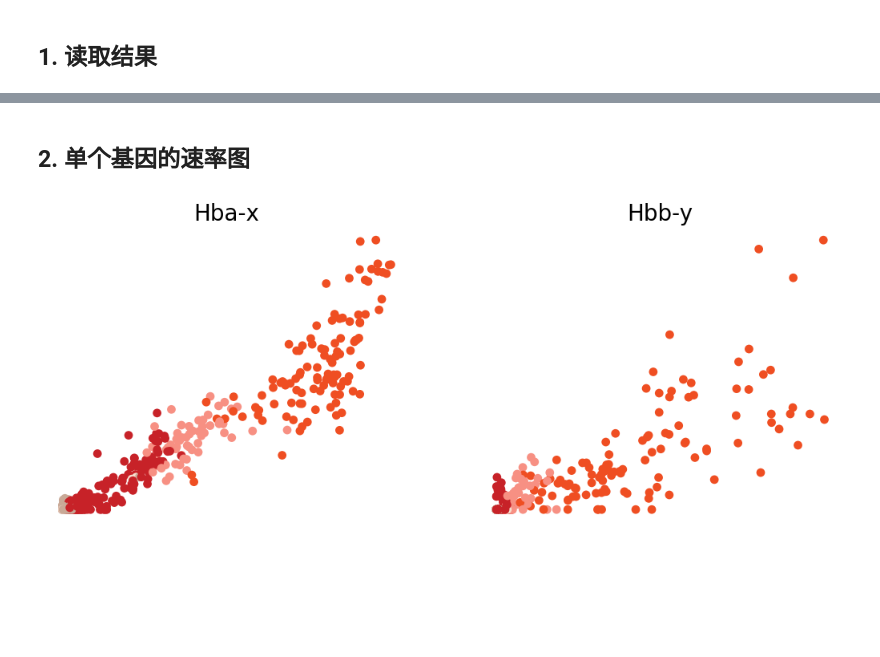
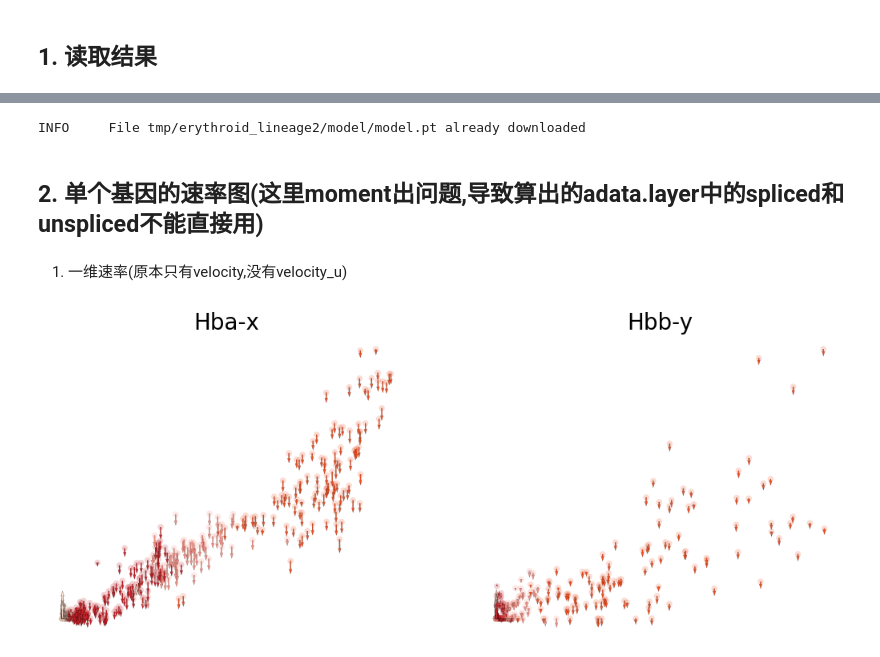
Before and after one commit to HuangDDU/velovgi_workstation, a Jupyter notebook: notebook/local_pc/23_04_25_03_erythroid_lineage_下游分析3_转录爆发基因的单个速率基因查看.ipynb, the cells around one changed output, grey strips where cells are left out. Saved outputs shown, nothing was run; the diff lists cells and outputs as text; code cells hidden in the pictures; blank space fills up the shorter version.

Commit message:
erythroid_lineage下游分析完善

```diff
--- a/notebook/local_pc/23_04_25_03_erythroid_lineage_下游分析3_转录爆发基因的单个速率基因查看.ipynb
+++ b/notebook/local_pc/23_04_25_03_erythroid_lineage_下游分析3_转录爆发基因的单个速率基因查看.ipynb
@@ -13,7 +10,8 @@ Global seed set to 0
 # %% [markdown]
 ## 1. 读取结果
 # %%
-adata_dir = "tmp/erythroid_lineage/adata"
+# adata_dir = "tmp/erythroid_lineage/adata"
+adata_dir = "tmp/erythroid_lineage2/adata"
 adata = velovgi.tl.read_adata(adata_dir)
 batch_key = "stage"
 cluster_key = "celltype"
@@ -31,5 +44,10 @@ AnnData object with n_obs × n_vars = 500 × 2000
+# %%
+# velovgi_model = velovgi.tl.VELOVGI.load("tmp/erythroid_lineage/model", adata=adata, use_gpu=True)
+velovgi_model = velovgi.tl.VELOVGI.load("tmp/erythroid_lineage2/model", adata=adata, use_gpu=True)
+# %% [output]
+INFO     File tmp/erythroid_lineage2/model/model.pt already downloaded
 # %% [markdown]
-## 2. 单个基因的速率图
+## 2. 单个基因的速率图(这里moment出问题,导致算出的adata.layer中的spliced和unspliced不能直接用)
 # %%
 # gene_list = ["Hba-x", "Hbb-y", "Smlm1"]
 # for gene in gene_list:
@@ -38,8 +56,16 @@ AnnData object with n_obs × n_vars = 500 × 2000
 # 此处MRURK基因Smlm1暂时不存在，应该是过滤高变基因的时候过滤掉了，无伤大雅，整体数据集不抽样的话应该就过滤不掉了。
 
 gene_list = ["Hba-x", "Hbb-y"]
+# %%
+if type(adata.layers["velocity_u"]) != adata.layers["velocity"]:
+    adata.layers["velocity_u"] = adata.layers["velocity_u"].A
+# %% [markdown]
+1. 一维速率(原本只有velocity,没有velocity_u)
 # %%
 kwargs = dict(frameon=False, fontsize=20)
-scv.pl.scatter(adata, basis=gene_list, color=cluster_key, **kwargs)
+
+# TODO: 需要展现一下二维速率图
+scv.pl.velocity_embedding(adata, basis=gene_list, color=cluster_key, **kwargs)
+# scv.pl.velocity_embedding(subsample_adata, basis=gene_list, color=cluster_key, **kwargs)
 # %% [output]
-[figure, old version]
+[figure, new version]
```
Also changed, not shown: parts of 10 cells of this notebook, 4 other files.
